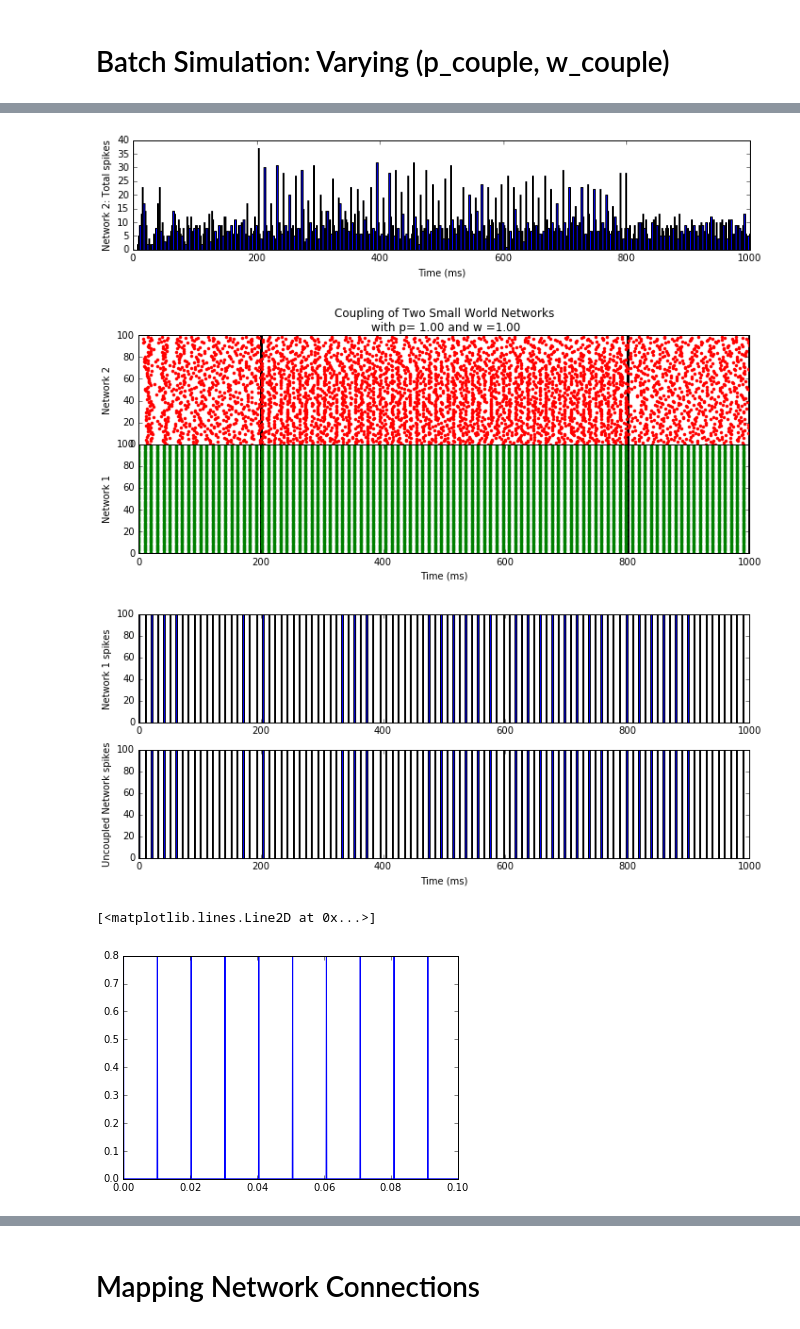
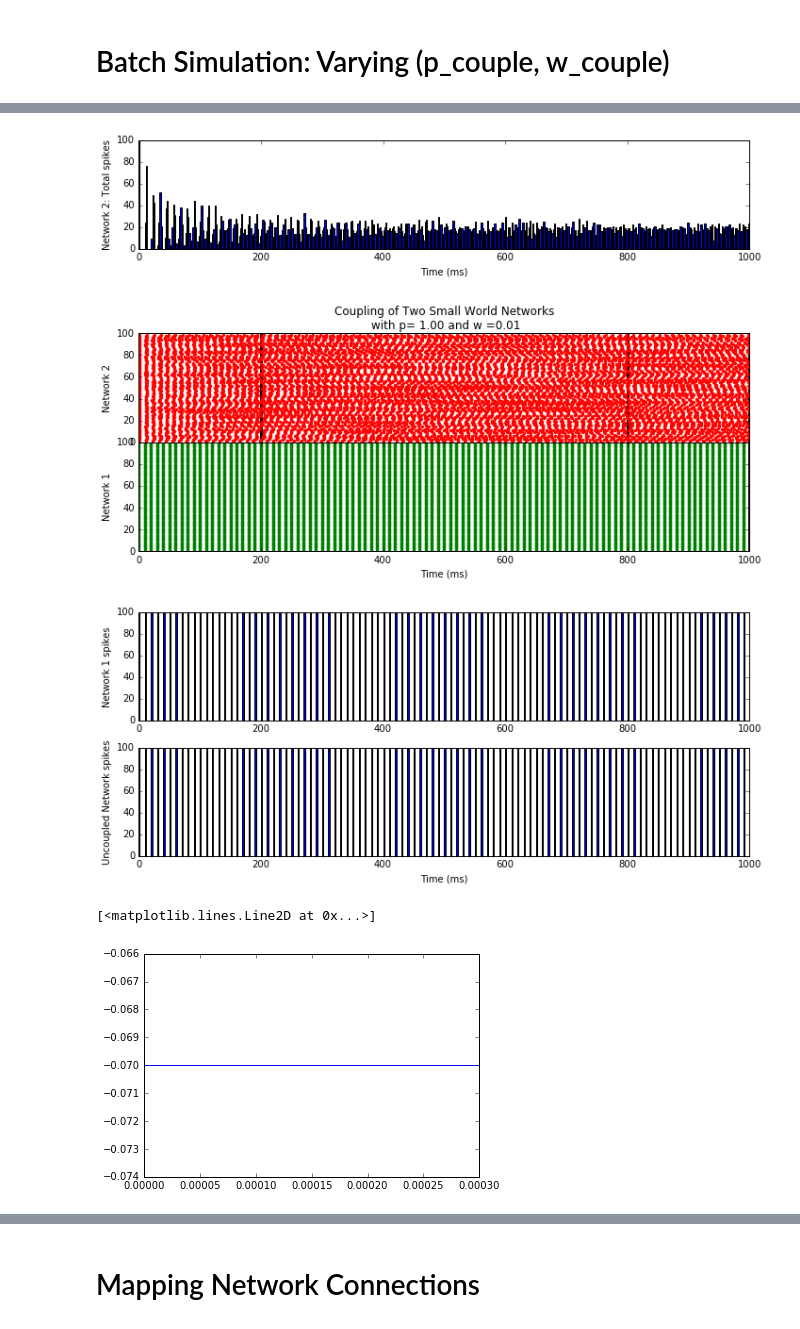
Before and after one commit to KokilaP/Neural-Networks, a Jupyter notebook: N2_BatchSimModel.ipynb, the cells around one changed output, grey strips where cells are left out. Cells and saved outputs as stored; diff of their text form; code cells hidden in the pictures.

Commit message:
Changed voltage values and weights
Changed voltage values to realistic mV

```diff
--- a/N2_BatchSimModel.ipynb
+++ b/N2_BatchSimModel.ipynb
@@ -93,11 +93,11 @@ Network Simulation Variables:
     bin_size: time window to sample spike train data (ms) eg. counting spikes within a certain time interval
 '''
 N = n
-v_r = 0*volt
-v_th = 1*volt
+v_r = -70*mV
+v_th = -55*mV
 p_couple = 0.5 #0.99
-w_couple = 1*volt # Overwritten Later
-PInput = 0.1*volt # This means Poisson input is on and is applied to both networks
+w_couple = 1*mV # Overwritten Later
+PInput = 0.1*mV # This means Poisson input is on and is applied to both networks
 integ_method = 'heun' # or can use 'linear' if differential equation is linear, or euler(non-linear integration)
                        # or heun (improved or modified euler method)
 bin_size = 1 # do NOT add units here. It will be added in Stats class under spike_bin function
@@ -135,7 +135,7 @@ gL = 1*psiemens/um2 * SA # units are psiemens
 C_mem = 10e-6*farad/cm2 * SA # units are farad
 E_ex = 0*mV
 E_i = -80*mV
-v_c = 0*volt
+v_c = -70*mV
 I_c = 1000 # same as I_ext, units pamp
 tau_ge = 2*ms
 tau_gi_c = 6.8 # units of ms
@@ -328,7 +328,7 @@ Brian Network Simulation Parameters:
 t3 = time.time() # Record start time
 
 # Set simulation parameters
-cf = [.1,.5,1]
+cf = [.1,.5,1,3,7,10,15]
 p_couple_vec = [0.1,0.8,1.0]
 
 # cf = [0.01, 0.05, 0.5, 0.8, 1.0, 3.0, 7.0, 10.0, 15.0, 20.0]*volt
@@ -340,10 +340,10 @@ coeff = np.zeros((p_len,w_len))
 
 # provide a set of values (w_couple,p_couple) to record spikemonitor values for plotting and analysis
 #record_param = [(0.05,0.5),(20.0,0.5),(1.0,0.1),(1.0,0.9)]
-record_param = [(.1,0.1),(.5,0.8),(1,0.8),(1,1.0)]
+record_param = [(.0001,0.1),(.0001,0.8),(0.001,0.8),(0.015,1.0)]
 datastream = [None]*len(record_param)
 voltage_monitor = [None]*len(record_param)
-synapse_monitor = [None]*len(record_param)
+conductance_monitor = [None]*len(record_param)
 
 # Creating individual network groups
 PInput = 0*volt # Poisson input is 'off' if = 0*volt and 'on' otherwise
@@ -370,8 +370,9 @@ G3.I = I_var*1000
 net_batch = Network(G1,P1,S1,G2,P2,S2)
 net_batch.store() # store values of Networks 1 and 2 so they be restored at the end of each run before the next one begins
 spikemon_indv = SpikeMonitor(G3, variables='v',name='spikemon_indv')
+statemon_indv = StateMonitor(G3,variables='v',record=0,name='statemon_indv')
 synmon_indv = StateMonitor(S3, variables=['v_post','w'],record=S3[0,:],name='synmon_indv')
-net_indv = Network(G3,P3,S3,spikemon_indv,synmon_indv)
+net_indv = Network(G3,P3,S3,spikemon_indv,statemon_indv,synmon_indv)
 net_indv.store() # store values of Networks 3 so it can be restored at the end of each run before the next one begins
 
 for weight in arange(w_len):
@@ -381,10 +382,8 @@ for weight in arange(w_len):
         net_indv.run(run_time*ms)
         states_indv = net_indv.get_states()
         SN_indvt = states_indv['spikemon_indv']['t']
-        # print(states_indv['synmon_indv'])
-        # SN_indv_synapse = states_indv['']
-        # [SN_indvt,SN_indv_v,SN_indv_ge,SN_indv_gi] = [states_indv['statemon_indv'][k] for k in ['t','v','ge','gi']]
-        # plot(SN_indvt,SN_indv_ge)
+        SN_indv_vstate = states_indv['statemon_indv']['v']
+        SN_indv_tstate = states_indv['statemon_indv']['t']
 
         # Coupling networks and setting up network groups for simulation
         [statemon_cG1,spikemon_cG1,statemon_cG2,spikemon_cG2,G1c2_rows,G1c2_cols,G1c2_coup_mat,S1c2] =\
@@ -411,6 +410,7 @@ for weight in arange(w_len):
         states = net_batch.get_states()
         [SN_1i,SN_1t] = [states['spikemon_cG1'][k] for k in ['i','t']]
         [SN_2i,SN_2t] = [states['spikemon_cG2'][k] for k in ['i','t']]
+        # [syn_ge,syn_gi,syn_t] = [states['statemon_syn'][k] for k in ['ge','gi','t']]
 
         # obtaining correlation coefficient from comparing binary spike trains of Network 1 and 2
         coeff[prob,weight] = stats.batch_cc(SN_1t,SN_2t,phase1,phase2,bin_size)
@@ -426,7 +426,8 @@ for weight in arange(w_len):
                 [SN_1v,SN_1ge,SN_1gi,SN_1runtime] = [states['statemon_cG1'][param] for param in ['v','ge','gi','t']]
                 [SN_2v,SN_2ge,SN_2gi,SN_2runtime] = [states['statemon_cG2'][param] for param in ['v','ge','gi','t']]
                 voltage_monitor[k] = (SN_1runtime,SN_1v,SN_2runtime,SN_2v)
-                # synapse_monitor[k] = (SN_1runtime,SN_1ge,SN_1gi,SN_2runtime,SN_2ge,SN_2gi)
+                conductance_monitor[k] = (SN_1runtime,SN_1ge,SN_1gi,SN_2runtime,SN_2ge,SN_2gi)
+                # synapse_monitor[k] = (syn_t,syn_ge,syn_gi)
 
         # Restore initial network object states
         net_batch.remove(S1c2,spikemon_cG1,spikemon_cG2,statemon_cG1,statemon_cG2)
@@ -463,14 +473,14 @@ batch_plot(datastream,2)
 # %%
 batch_plot(datastream,3)
 # %% [output]
-[figure, old version]
+[figure, new version]
-[figure, old version]
+[figure, new version]
-[figure, old version]
+[figure, new version]
 # %%
-plot(voltage_monitor[3][0][0:1000],voltage_monitor[3][1][0:1000])
+plot(voltage_monitor[3][0][0:4],voltage_monitor[3][1][0:4])
 # %% [output]
 [<matplotlib.lines.Line2D at 0x...>]
-[figure, old version]
+[figure, new version]
 # %%
 plot(voltage_monitor[2][2][0:1000],voltage_monitor[2][3][0:1000])
 # %% [output]
```
Also changed, not shown: parts of 11 cells of this notebook, 2 other files.
